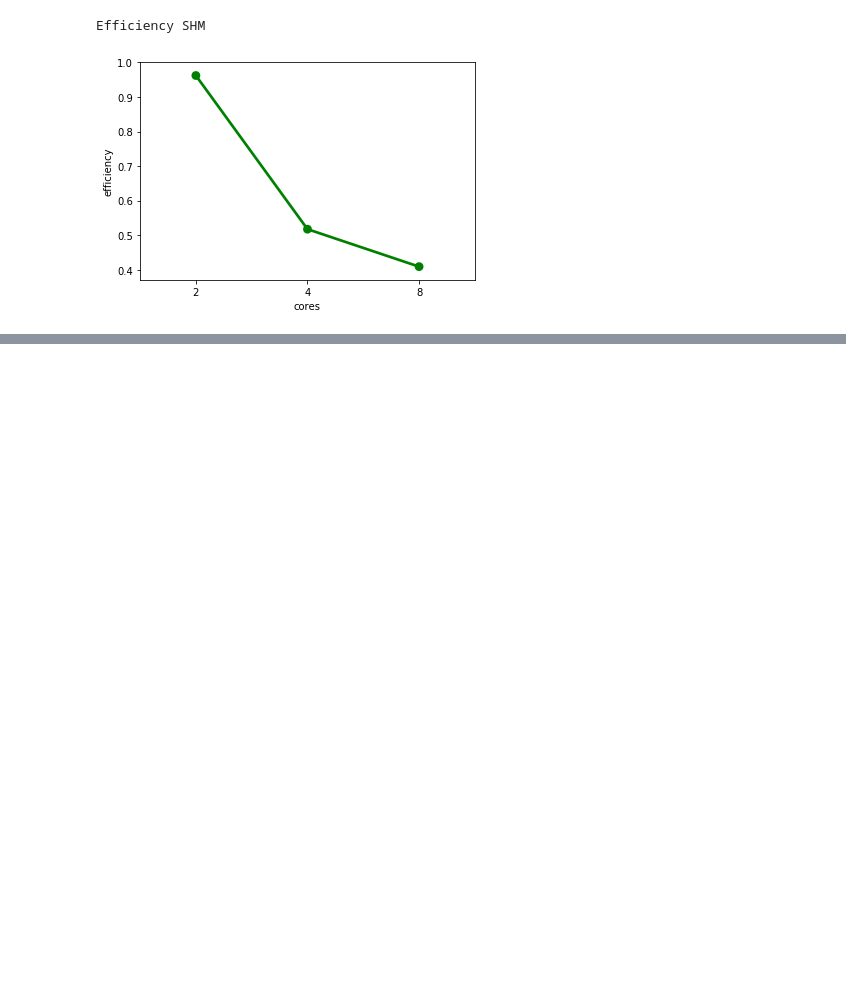
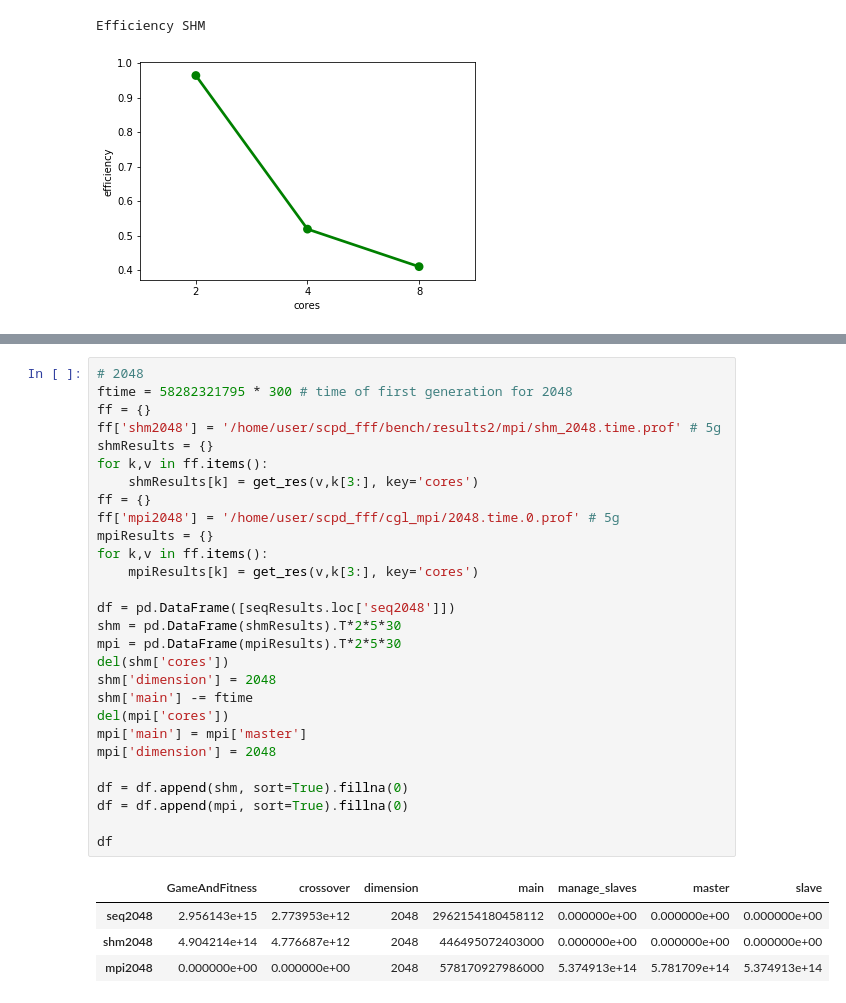
Before and after one commit to FraMecca/SCPD_FFF, a Jupyter notebook: graphs.ipynb, the cells around one changed output, grey strips where cells are left out. Cells and saved outputs as stored; diff of their text form; blank space fills up the shorter version.

Commit message:
scpd

```diff
--- a/graphs.ipynb
+++ b/graphs.ipynb
@@ -244,0 +260,33 @@ df
+# %%
+# 2048
+ftime = 58282321795 * 300 # time of first generation for 2048
+ff = {}
+ff['shm2048'] = '/home/user/scpd_fff/bench/results2/mpi/shm_2048.time.prof' # 5g
+shmResults = {}
+for k,v in ff.items():
+    shmResults[k] = get_res(v,k[3:], key='cores')
+ff = {}
+ff['mpi2048'] = '/home/user/scpd_fff/cgl_mpi/2048.time.0.prof' # 5g
+mpiResults = {}
+for k,v in ff.items():
+    mpiResults[k] = get_res(v,k[3:], key='cores')
+
+df = pd.DataFrame([seqResults.loc['seq2048']])
+shm = pd.DataFrame(shmResults).T*2*5*30
+mpi = pd.DataFrame(mpiResults).T*2*5*30
+del(shm['cores'])
+shm['dimension'] = 2048
+shm['main'] -= ftime
+del(mpi['cores'])
+mpi['main'] = mpi['master']
+mpi['dimension'] = 2048
+
+df = df.append(shm, sort=True).fillna(0)
+df = df.append(mpi, sort=True).fillna(0)
+
+df
+# %% [output]
+|  | GameAndFitness | crossover | dimension | main | manage_slaves | master | slave |
+| seq2048 | 2.956143e+15 | 2.773953e+12 | 2048 | 2962154180458112 | 0.000000e+00 | 0.000000e+00 | 0.000000e+00 |
+| shm2048 | 4.904214e+14 | 4.776687e+12 | 2048 | 446495072403000 | 0.000000e+00 | 0.000000e+00 | 0.000000e+00 |
+| mpi2048 | 0.000000e+00 | 0.000000e+00 | 2048 | 578170927986000 | 5.374913e+14 | 5.781709e+14 | 5.374913e+14 |
```
Also changed, not shown: parts of 8 cells of this notebook, 12 other files.
